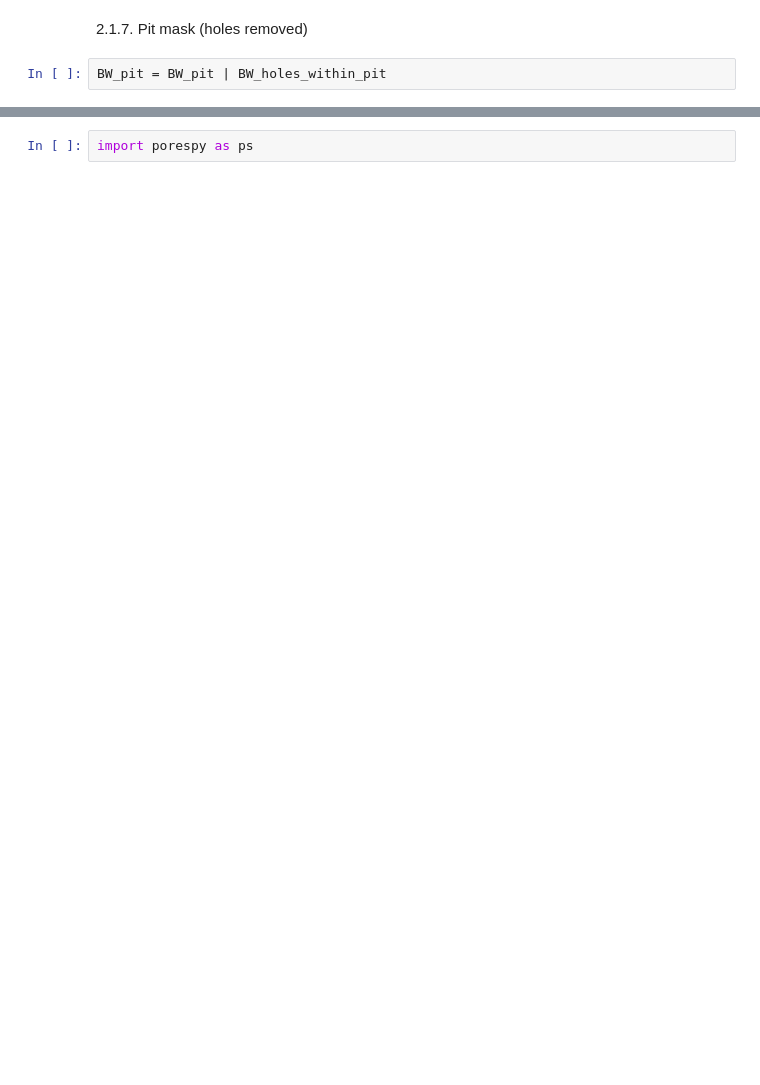
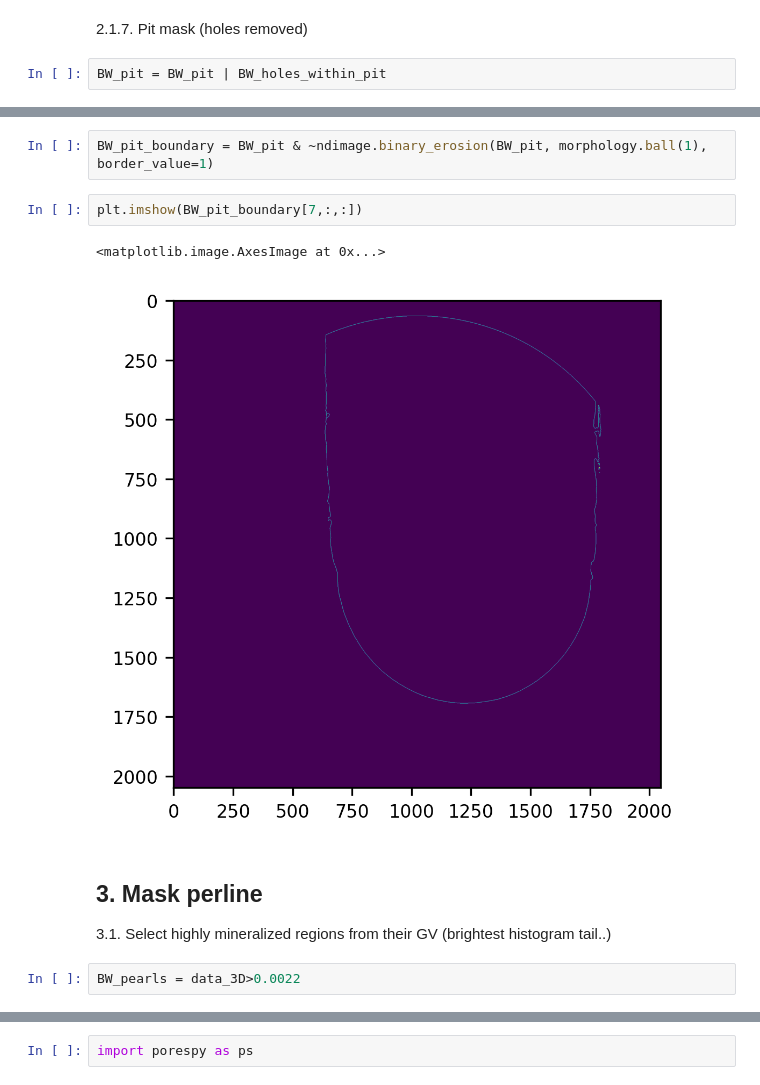
Before and after one commit to gianthk/CERIC-Franceschin, a Jupyter notebook: notebooks/perline.ipynb, the cells around one changed output, grey strips where cells are left out. Cells and saved outputs as stored; diff of their text form; blank space fills up the shorter version.

```diff
--- a/notebooks/perline.ipynb
+++ b/notebooks/perline.ipynb
@@ -151,0 +161,12 @@ BW_pit2 = ndimage.binary_dilation(BW_pit | BW_circle, morphology.cube(3), iterat
+# %%
+BW_pit_boundary = BW_pit & ~ndimage.binary_erosion(BW_pit, morphology.ball(1), border_value=1)
+# %%
+plt.imshow(BW_pit_boundary[7,:,:])
+# %% [output]
+<matplotlib.image.AxesImage at 0x...>
+[figure, added]
+# %% [markdown]
+## 3. Mask perline
+3.1. Select highly mineralized regions from their GV (brightest histogram tail..)
+# %%
+BW_pearls = data_3D>0.0022
```
Also changed, not shown: parts of 69 cells of this notebook, 1 other file.
